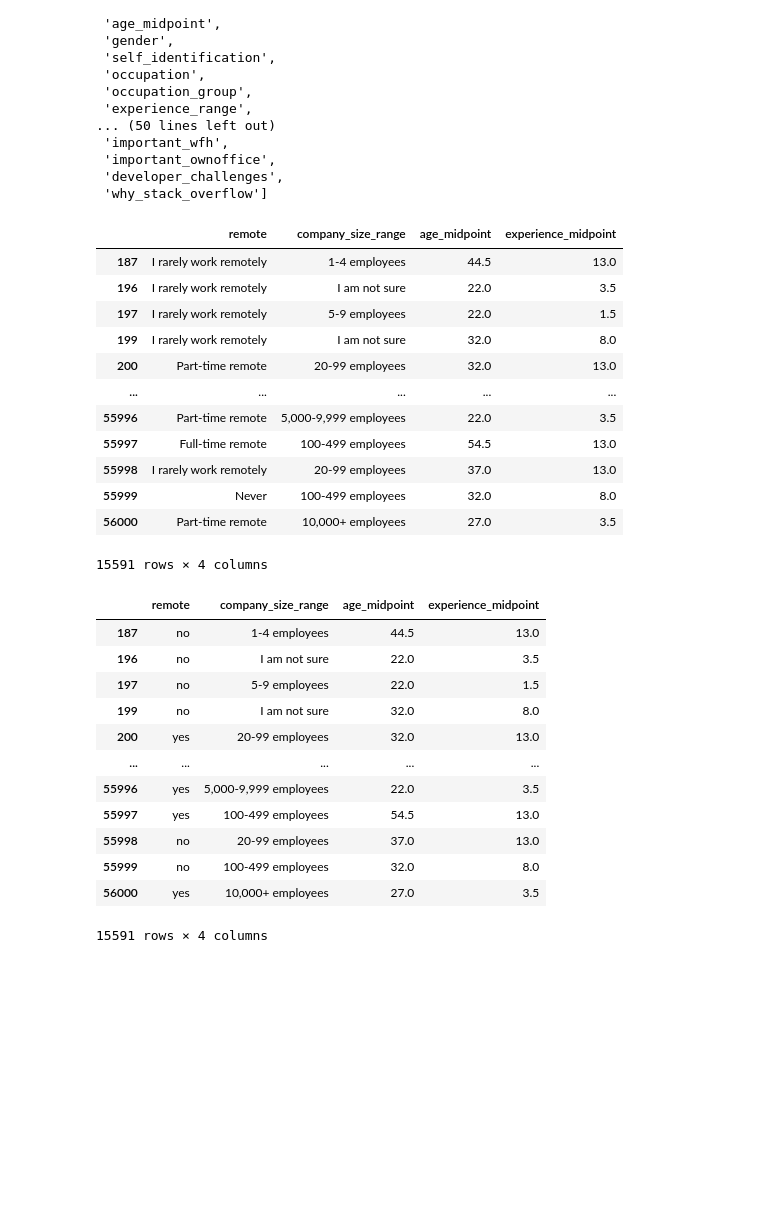
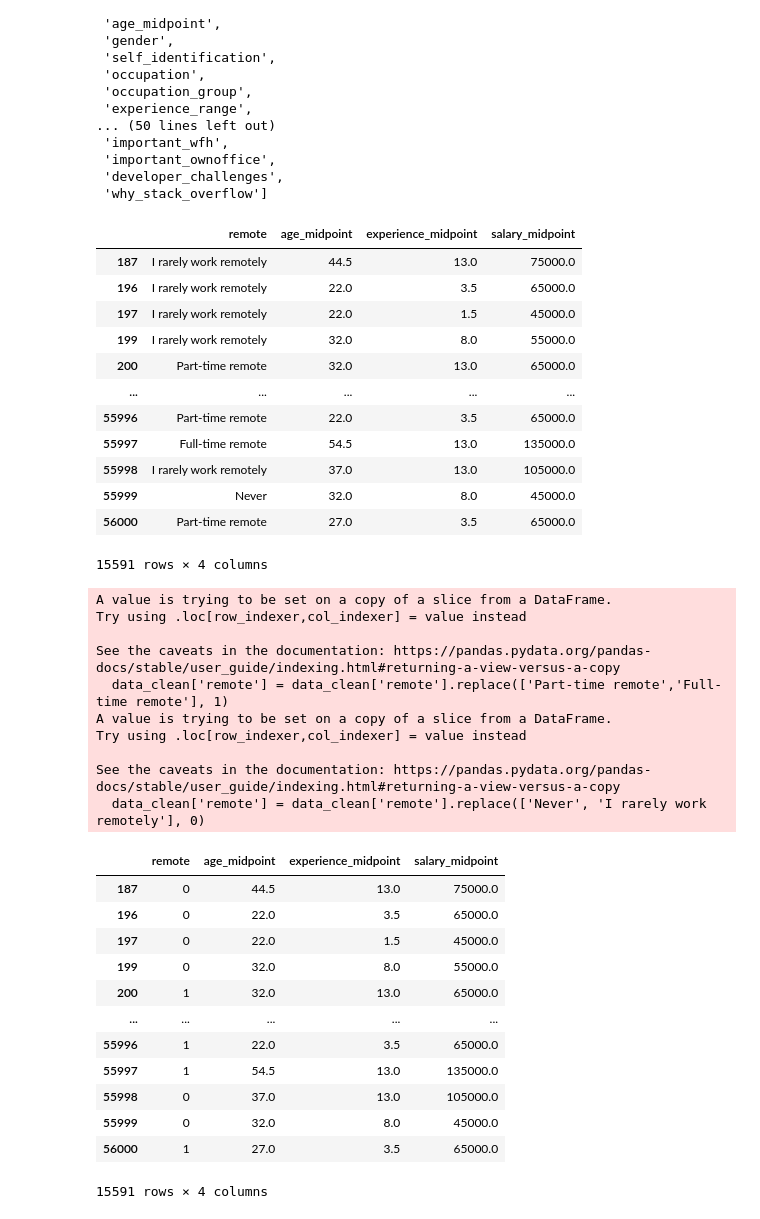
Before and after one commit to jvfe/ml4humans-exercises, a Jupyter notebook: 2.2/Logreg.ipynb, the cells around one changed output. Cells and saved outputs as stored; diff of their text form; code cells hidden in the pictures; blank space fills up the shorter version.

```diff
--- a/2.2/Logreg.ipynb
+++ b/2.2/Logreg.ipynb
@@ -46,41 +46,51 @@ list(data)
  'developer_challenges',
  'why_stack_overflow']
 # %%
-data_clean = data[["remote", "company_size_range", "age_midpoint", "experience_midpoint"]]
+data_clean = data[["remote", "age_midpoint", "experience_midpoint", 'salary_midpoint']]
 
 data_clean
 # %% [output]
-|  | remote | company_size_range | age_midpoint | experience_midpoint |
-| 187 | I rarely work remotely | 1-4 employees | 44.5 | 13.0 |
-| 196 | I rarely work remotely | I am not sure | 22.0 | 3.5 |
-| 197 | I rarely work remotely | 5-9 employees | 22.0 | 1.5 |
-| 199 | I rarely work remotely | I am not sure | 32.0 | 8.0 |
-| 200 | Part-time remote | 20-99 employees | 32.0 | 13.0 |
+|  | remote | age_midpoint | experience_midpoint | salary_midpoint |
+| 187 | I rarely work remotely | 44.5 | 13.0 | 75000.0 |
+| 196 | I rarely work remotely | 22.0 | 3.5 | 65000.0 |
+| 197 | I rarely work remotely | 22.0 | 1.5 | 45000.0 |
+| 199 | I rarely work remotely | 32.0 | 8.0 | 55000.0 |
+| 200 | Part-time remote | 32.0 | 13.0 | 65000.0 |
 | ... | ... | ... | ... | ... |
-| 55996 | Part-time remote | 5,000-9,999 employees | 22.0 | 3.5 |
-| 55997 | Full-time remote | 100-499 employees | 54.5 | 13.0 |
-| 55998 | I rarely work remotely | 20-99 employees | 37.0 | 13.0 |
-| 55999 | Never | 100-499 employees | 32.0 | 8.0 |
-| 56000 | Part-time remote | 10,000+ employees | 27.0 | 3.5 |
+| 55996 | Part-time remote | 22.0 | 3.5 | 65000.0 |
+| 55997 | Full-time remote | 54.5 | 13.0 | 135000.0 |
+| 55998 | I rarely work remotely | 37.0 | 13.0 | 105000.0 |
+| 55999 | Never | 32.0 | 8.0 | 45000.0 |
+| 56000 | Part-time remote | 27.0 | 3.5 | 65000.0 |
 15591 rows × 4 columns
 # %%
-data_clean['remote'] = data_clean['remote'].replace(['Part-time remote','Full-time remote'], 'yes')
-data_clean['remote'] = data_clean['remote'].replace(['Never', 'I rarely work remotely'], 'no')
+data_clean['remote'] = data_clean['remote'].replace(['Part-time remote','Full-time remote'], 1)
+data_clean['remote'] = data_clean['remote'].replace(['Never', 'I rarely work remotely'], 0)
 data_clean
 # %% [output]
+A value is trying to be set on a copy of a slice from a DataFrame.
+Try using .loc[row_indexer,col_indexer] = value instead
+
+See the caveats in the documentation: https://pandas.pydata.org/pandas-docs/stable/user_guide/indexing.html#returning-a-view-versus-a-copy
+  data_clean['remote'] = data_clean['remote'].replace(['Part-time remote','Full-time remote'], 1)
+A value is trying to be set on a copy of a slice from a DataFrame.
+Try using .loc[row_indexer,col_indexer] = value instead
+
+See the caveats in the documentation: https://pandas.pydata.org/pandas-docs/stable/user_guide/indexing.html#returning-a-view-versus-a-copy
+  data_clean['remote'] = data_clean['remote'].replace(['Never', 'I rarely work remotely'], 0)
-|  | remote | company_size_range | age_midpoint | experience_midpoint |
-| 187 | no | 1-4 employees | 44.5 | 13.0 |
-| 196 | no | I am not sure | 22.0 | 3.5 |
-| 197 | no | 5-9 employees | 22.0 | 1.5 |
-| 199 | no | I am not sure | 32.0 | 8.0 |
-| 200 | yes | 20-99 employees | 32.0 | 13.0 |
+|  | remote | age_midpoint | experience_midpoint | salary_midpoint |
+| 187 | 0 | 44.5 | 13.0 | 75000.0 |
+| 196 | 0 | 22.0 | 3.5 | 65000.0 |
+| 197 | 0 | 22.0 | 1.5 | 45000.0 |
+| 199 | 0 | 32.0 | 8.0 | 55000.0 |
+| 200 | 1 | 32.0 | 13.0 | 65000.0 |
 | ... | ... | ... | ... | ... |
-| 55996 | yes | 5,000-9,999 employees | 22.0 | 3.5 |
-| 55997 | yes | 100-499 employees | 54.5 | 13.0 |
-| 55998 | no | 20-99 employees | 37.0 | 13.0 |
-| 55999 | no | 100-499 employees | 32.0 | 8.0 |
-| 56000 | yes | 10,000+ employees | 27.0 | 3.5 |
+| 55996 | 1 | 22.0 | 3.5 | 65000.0 |
+| 55997 | 1 | 54.5 | 13.0 | 135000.0 |
+| 55998 | 0 | 37.0 | 13.0 | 105000.0 |
+| 55999 | 0 | 32.0 | 8.0 | 45000.0 |
+| 56000 | 1 | 27.0 | 3.5 | 65000.0 |
-15591 rows × 4 columns
+15591 rows × 4 columns
 # %%
 data_clean['remote'].value_counts()
 # %% [output]
```
Also changed, not shown: parts of 6 cells of this notebook.
